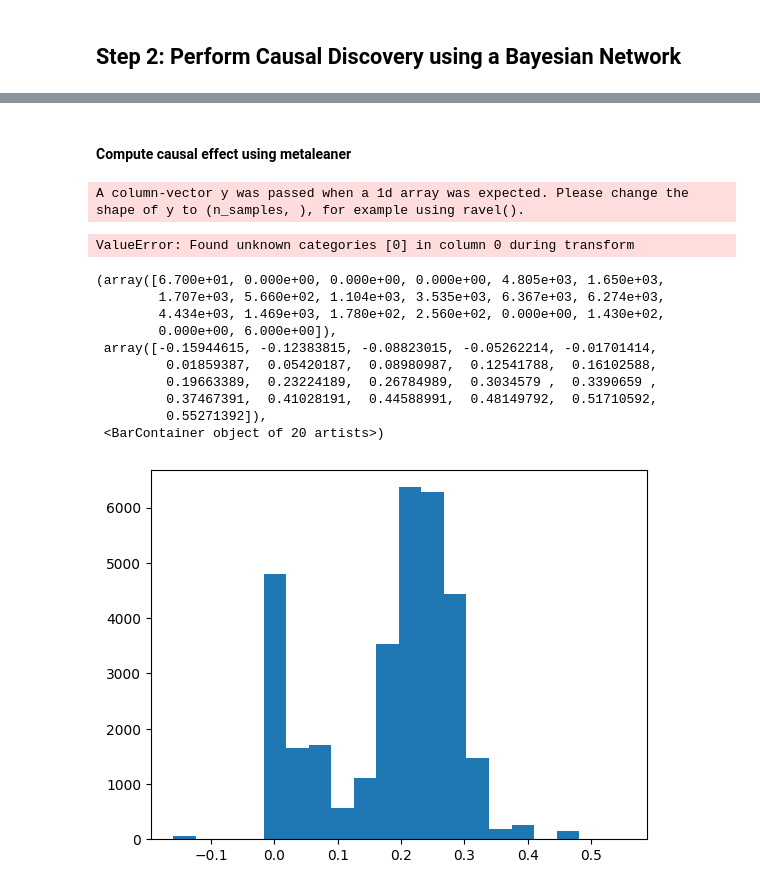
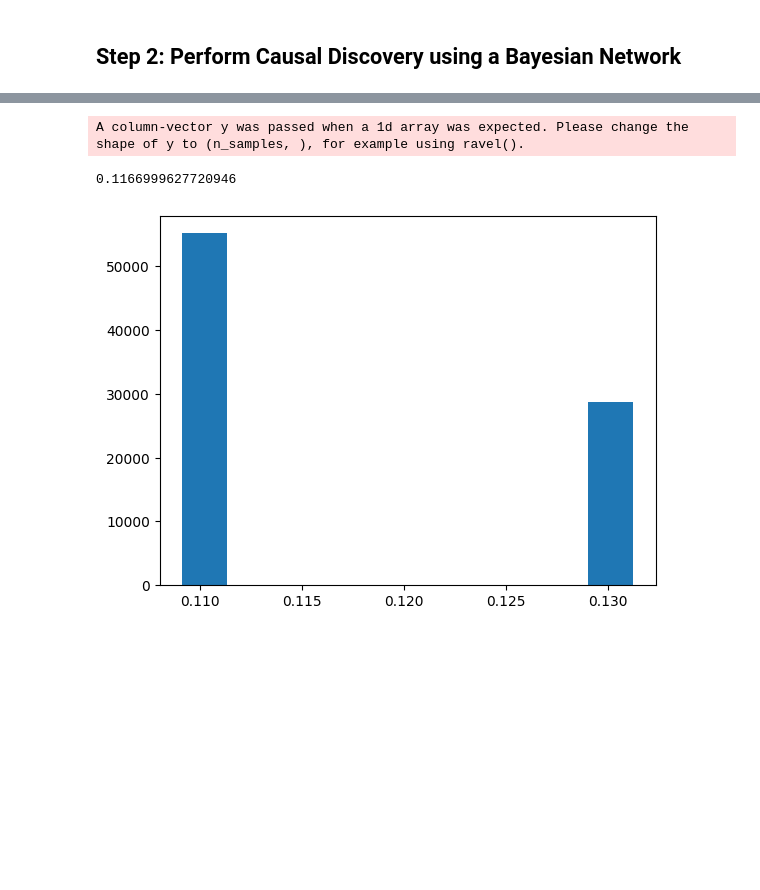
Before and after one commit to leminhkieu/Perception-experience-and-resilience-to-risks-a-global-analysis, a Jupyter notebook: Codes/Causal_discovery_inference.ipynb, the cells around one changed output, grey strips where cells are left out. Cells and saved outputs as stored; diff of their text form; code cells hidden in the pictures; blank space fills up the shorter version.

```diff
--- a/Codes/Causal_discovery_inference.ipynb
+++ b/Codes/Causal_discovery_inference.ipynb
@@ -326,6 +331,21 @@ model=CausalModel(
 # %%
+graph = """
+digraph {
+    Safer -> Dis_ethic;
+    Safer -> Experience_ind;
+    Dis_ethic->Experience_ind;
+    Dis_gender->Dis_ethic
+}
+"""
+model = CausalModel(
+    data=df2,
+    treatment='Dis_ethic',
+    outcome='Experience_ind',
+    graph=graph
+)
+
 # View model
 model.view_model()
-#from IPython.display import Image, display
-#display(Image(filename="causal_model.png"))
+from IPython.display import Image, display
+display(Image(filename="causal_model.png"))
 # %% [output]
@@ -356,33 +353,20 @@ No such variable(s) found!
-# %% [markdown]
-#### Compute causal effect using metaleaner
 # %%
-identified_estimand_experiment = model.identify_effect(proceed_when_unidentifiable=True)
-
-
-metalearner_estimate = model.estimate_effect(identified_estimand_experiment,
-                                method_name="backdoor.econml.metalearners.TLearner",
-                                confidence_intervals=False,
-                                method_params={"init_params":{
-                                                    'models': RandomForestRegressor()
-                                                    },
-                                               "fit_params":{}
-                                              })
-print(metalearner_estimate)
+# Identifying the estimand
+identified_estimand = model.identify_effect()
+estimate = model.estimate_effect(identified_estimand,
+                                 method_name="backdoor.econml.metalearners.TLearner",
+                                 target_units="ate",
+                                 method_params={"init_params":{'models': RandomForestRegressor()},
+                                                "fit_params":{}})
+# Printing the causal effect
+print(estimate.value)
 # %% [output]
 A column-vector y was passed when a 1d array was expected. Please change the shape of y to (n_samples, ), for example using ravel().
-ValueError: Found unknown categories [0] in column 0 during transform
+0.1166999627720946
 # %%
 # print histogram of causal effects for each sample
-plt.hist(metalearner_estimate.cate_estimates,bins=20)
+plt.hist(estimate.cate_estimates,bins=10)
+
+CATE_experience = estimate.cate_estimates
 # %% [output]
-(array([6.700e+01, 0.000e+00, 0.000e+00, 0.000e+00, 4.805e+03, 1.650e+03,
-        1.707e+03, 5.660e+02, 1.104e+03, 3.535e+03, 6.367e+03, 6.274e+03,
-        4.434e+03, 1.469e+03, 1.780e+02, 2.560e+02, 0.000e+00, 1.430e+02,
-        0.000e+00, 6.000e+00]),
- array([-0.15944615, -0.12383815, -0.08823015, -0.05262214, -0.01701414,
-         0.01859387,  0.05420187,  0.08980987,  0.12541788,  0.16102588,
-         0.19663389,  0.23224189,  0.26784989,  0.3034579 ,  0.3390659 ,
-         0.37467391,  0.41028191,  0.44588991,  0.48149792,  0.51710592,
-         0.55271392]),
- <BarContainer object of 20 artists>)
-[figure, old version]
+[figure, new version]
```
Also changed, not shown: parts of 34 cells of this notebook, 8 other files.
